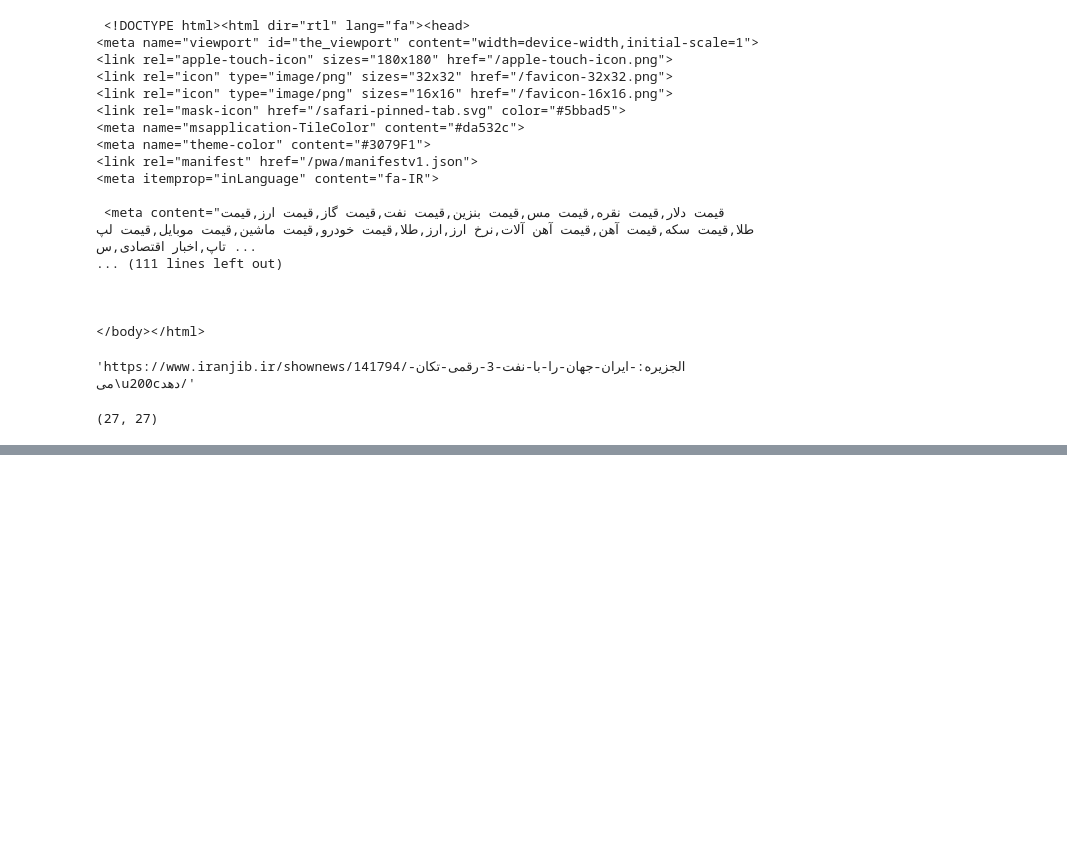
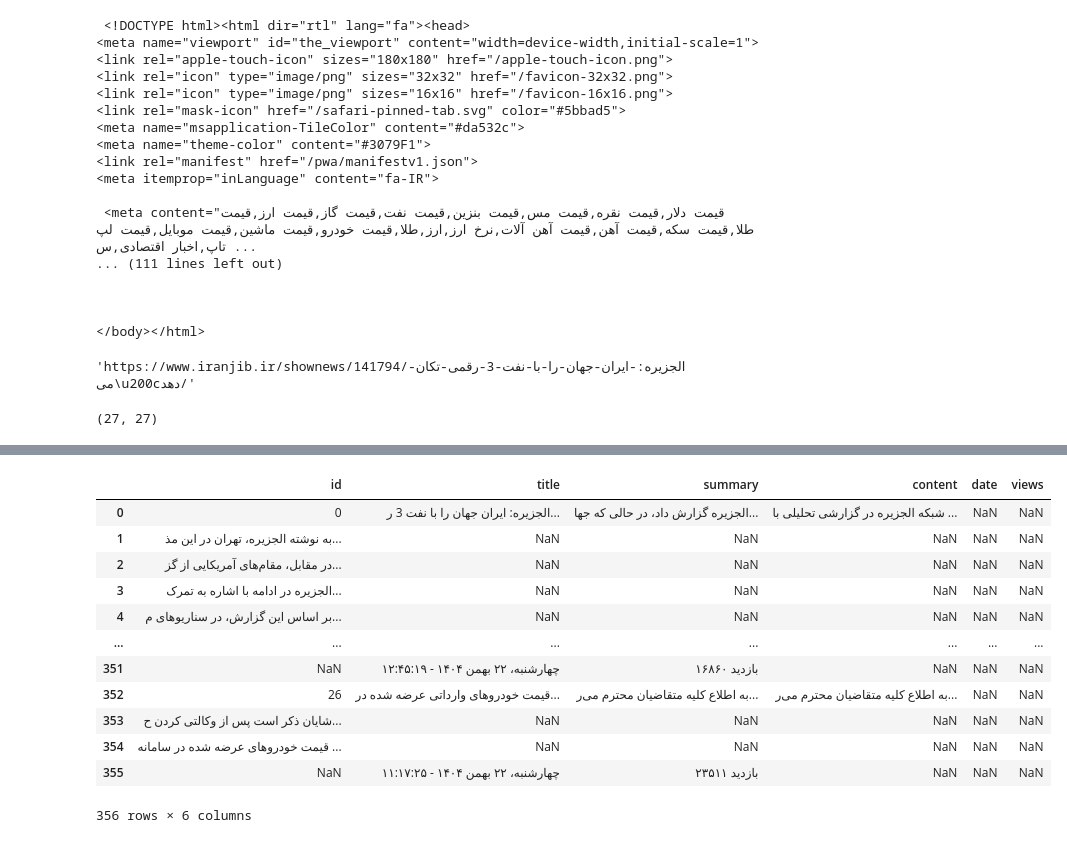
Before and after one commit to saeedmie85/iranjib_scraper_classroom, a Jupyter notebook: iranjib.ipynb, the cells around one changed output, grey strips where cells are left out. Drawn from its saved outputs; the diff is of its cells as text; code cells hidden in the pictures; blank space fills up the shorter version.

Commit message:
scrap all news data

```diff
--- a/iranjib.ipynb
+++ b/iranjib.ipynb
@@ -57,0 +80,18 @@ page_soup.find('h1').get_text()
+# %%
+import pandas as pd
+df = pd.read_csv('iranjib_data.txt')
+df
+# %% [output]
+|  | id | title | summary | content | date | views |
+| 0 | 0 | الجزیره: ایران جهان را با نفت 3 ر... | الجزیره گزارش داد، در حالی که جها... | شبکه الجزیره در گزارشی تحلیلی با ... | NaN | NaN |
+| 1 | به نوشته الجزیره، تهران در این مذ... | NaN | NaN | NaN | NaN | NaN |
+| 2 | در مقابل، مقام‌های آمریکایی از گز... | NaN | NaN | NaN | NaN | NaN |
+| 3 | الجزیره در ادامه با اشاره به تمرک... | NaN | NaN | NaN | NaN | NaN |
+| 4 | بر اساس این گزارش، در سناریوهای م... | NaN | NaN | NaN | NaN | NaN |
+| ... | ... | ... | ... | ... | ... | ... |
+| 351 | NaN | چهارشنبه، ۲۲ بهمن ۱۴۰۴ - ۱۲:۴۵:۱۹ | ۱۶۸۶۰ بازدید | NaN | NaN | NaN |
+| 352 | 26 | قیمت خودروهای وارداتی عرضه شده در... | به اطلاع کلیه متقاضیان محترم می‌ر... | به اطلاع کلیه متقاضیان محترم می‌ر... | NaN | NaN |
+| 353 | شایان ذکر است پس از وکالتی کردن ح... | NaN | NaN | NaN | NaN | NaN |
+| 354 | قیمت خودروهای عرضه شده در سامانه ... | NaN | NaN | NaN | NaN | NaN |
+| 355 | NaN | چهارشنبه، ۲۲ بهمن ۱۴۰۴ - ۱۱:۱۷:۲۵ | ۲۳۵۱۱ بازدید | NaN | NaN | NaN |
+356 rows × 6 columns
```
Also changed, not shown: parts of 2 cells of this notebook, 1 other file.
